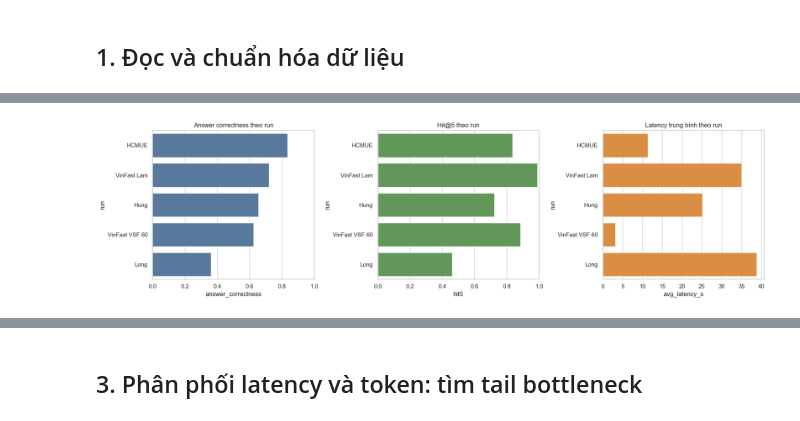
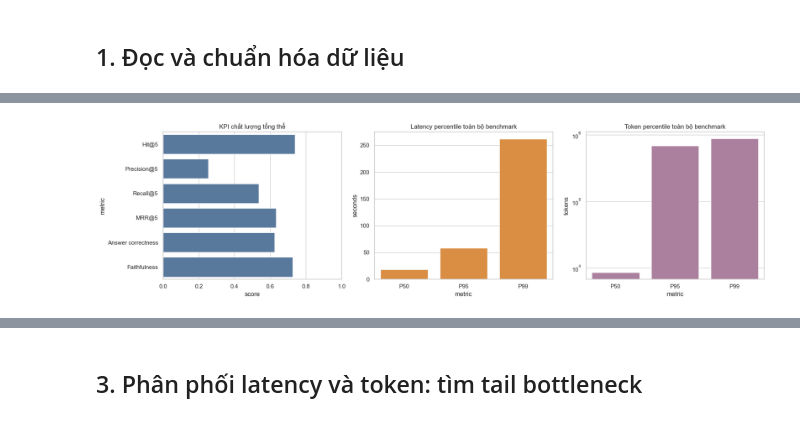
Before and after one commit to baeGil/TeamHN-RAG-Agent, a Jupyter notebook: evaluation/eval_final/benchmark_final_eda.ipynb, the cells around one changed output, grey strips where cells are left out. Drawn from its saved outputs; the diff is of its cells as text; code cells hidden in the pictures.

```diff
--- a/evaluation/eval_final/benchmark_final_eda.ipynb
+++ b/evaluation/eval_final/benchmark_final_eda.ipynb
@@ -169,16 +270,35 @@ display(run_summary.style.format({
 # %%
 fig, axes = plt.subplots(1, 3, figsize=(18, 5))
-plot_df = run_summary.reset_index()
-sns.barplot(data=plot_df, y="run", x="answer_correctness", ax=axes[0], color="#4C78A8")
-axes[0].set_title("Answer correctness theo run"); axes[0].set_xlim(0, 1)
-sns.barplot(data=plot_df, y="run", x="hit5", ax=axes[1], color="#59A14F")
-axes[1].set_title("Hit@5 theo run"); axes[1].set_xlim(0, 1)
-sns.barplot(data=plot_df, y="run", x="avg_latency_s", ax=axes[2], color="#F28E2B")
-axes[2].set_title("Latency trung bình theo run")
+
+metrics = pd.DataFrame({
+    "metric": ["Hit@5", "Precision@5", "Recall@5", "MRR@5", "Answer correctness", "Faithfulness"],
+    "score": [
+        df["hit@5"].mean(), df["precision@5"].mean(), df["recall@5"].mean(), df["mrr@5"].mean(),
+        df["ragas_answer_correctness"].mean(), df["ragas_faithfulness"].mean(),
+    ],
+})
+sns.barplot(data=metrics, y="metric", x="score", ax=axes[0], color="#4C78A8")
+axes[0].set_title("KPI chất lượng tổng thể"); axes[0].set_xlim(0, 1)
+
+latency_stats = pd.DataFrame({
+    "metric": ["P50", "P95", "P99"],
+    "seconds": [df["latency_s"].median(), df["latency_s"].quantile(.95), df["latency_s"].quantile(.99)],
+})
+sns.barplot(data=latency_stats, x="metric", y="seconds", ax=axes[1], color="#F28E2B")
+axes[1].set_title("Latency percentile toàn bộ benchmark")
+
+token_stats = pd.DataFrame({
+    "metric": ["P50", "P95", "P99"],
+    "tokens": [df["total_tokens"].median(), df["total_tokens"].quantile(.95), df["total_tokens"].quantile(.99)],
+})
+sns.barplot(data=token_stats, x="metric", y="tokens", ax=axes[2], color="#B279A2")
+axes[2].set_yscale("log")
+axes[2].set_title("Token percentile toàn bộ benchmark")
+
 plt.tight_layout()
 plt.show()
 # %% [output]
-[figure, old version]
+[figure, new version]
 # %% [markdown]
 ### Insight tổng quan
 
```
Also changed, not shown: parts of 20 cells of this notebook, 4 other files.
